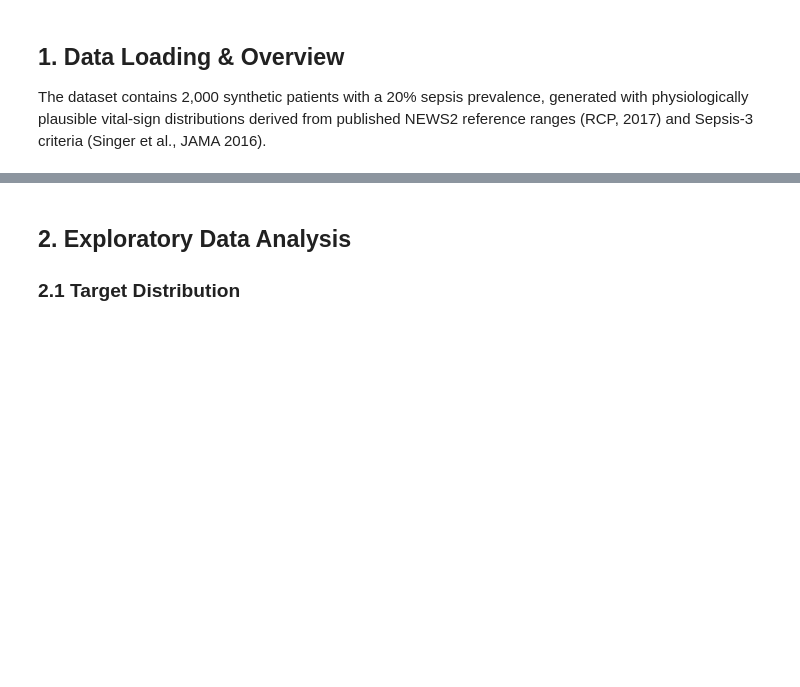
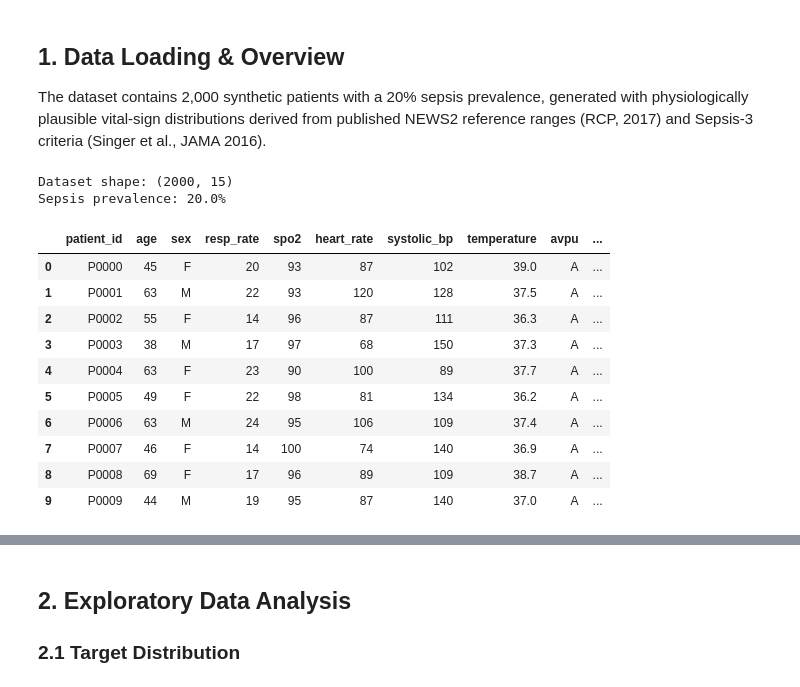
Before and after one commit to M-Omarjee/sepsis-ai, a Jupyter notebook: notebooks/sepsis_detection.ipynb, the cells around one changed output, grey strips where cells are left out. Cells and saved outputs as stored; diff of their text form; code cells hidden in the pictures; blank space fills up the shorter version.

```diff
--- a/notebooks/sepsis_detection.ipynb
+++ b/notebooks/sepsis_detection.ipynb
@@ -36,9 +38,23 @@ print("All imports loaded successfully.")
 
 The dataset contains 2,000 synthetic patients with a 20% sepsis prevalence, generated with physiologically plausible vital-sign distributions derived from published NEWS2 reference ranges (RCP, 2017) and Sepsis-3 criteria (Singer et al., JAMA 2016).
 # %%
-df = pd.read_csv("data/raw/sepsis_cohort.csv")
+df = pd.read_csv("../data/raw/sepsis_cohort.csv")
 print(f"Dataset shape: {df.shape}")
 print(f"Sepsis prevalence: {df['sepsis_onset'].mean():.1%}\n")
 df.head(10)
+# %% [output]
+Dataset shape: (2000, 15)
+Sepsis prevalence: 20.0%
+|  | patient_id | age | sex | resp_rate | spo2 | heart_rate | systolic_bp | temperature | avpu | ... |
+| 0 | P0000 | 45 | F | 20 | 93 | 87 | 102 | 39.0 | A | ... |
+| 1 | P0001 | 63 | M | 22 | 93 | 120 | 128 | 37.5 | A | ... |
+| 2 | P0002 | 55 | F | 14 | 96 | 87 | 111 | 36.3 | A | ... |
+| 3 | P0003 | 38 | M | 17 | 97 | 68 | 150 | 37.3 | A | ... |
+| 4 | P0004 | 63 | F | 23 | 90 | 100 | 89 | 37.7 | A | ... |
+| 5 | P0005 | 49 | F | 22 | 98 | 81 | 134 | 36.2 | A | ... |
+| 6 | P0006 | 63 | M | 24 | 95 | 106 | 109 | 37.4 | A | ... |
+| 7 | P0007 | 46 | F | 14 | 100 | 74 | 140 | 36.9 | A | ... |
+| 8 | P0008 | 69 | F | 17 | 96 | 89 | 109 | 38.7 | A | ... |
+| 9 | P0009 | 44 | M | 19 | 95 | 87 | 140 | 37.0 | A | ... |
 # %%
 df.describe().round(2)
```
Also changed, not shown: parts of 20 cells of this notebook, 12 other files.
